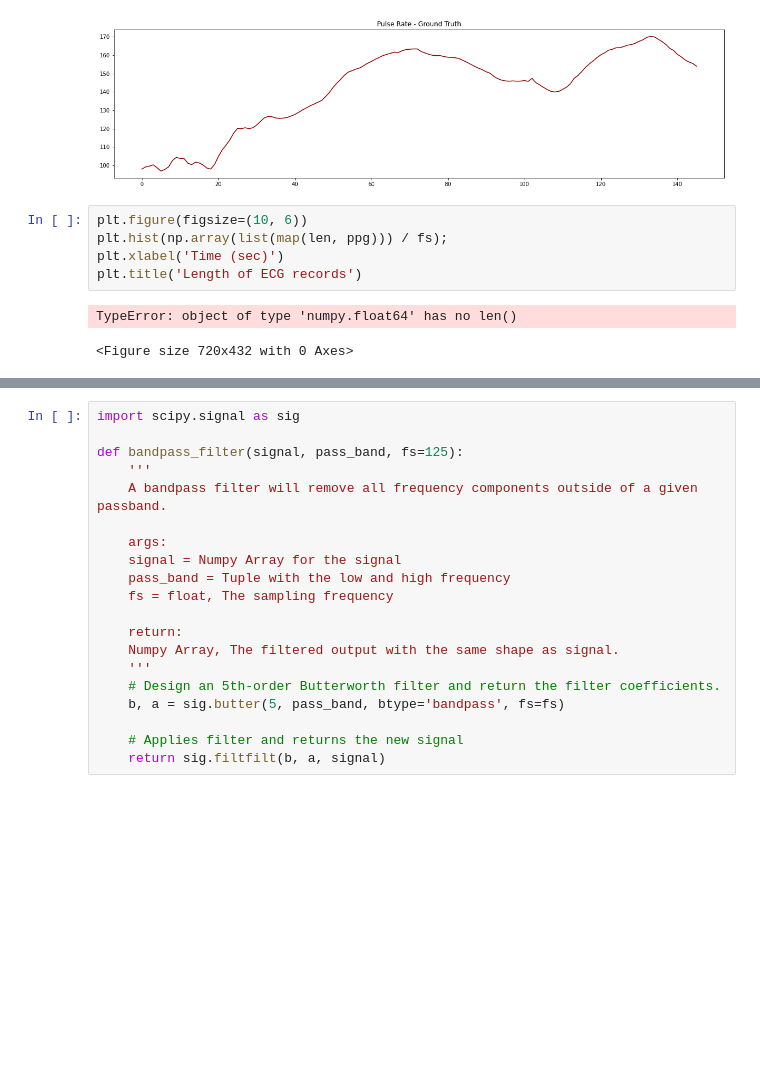
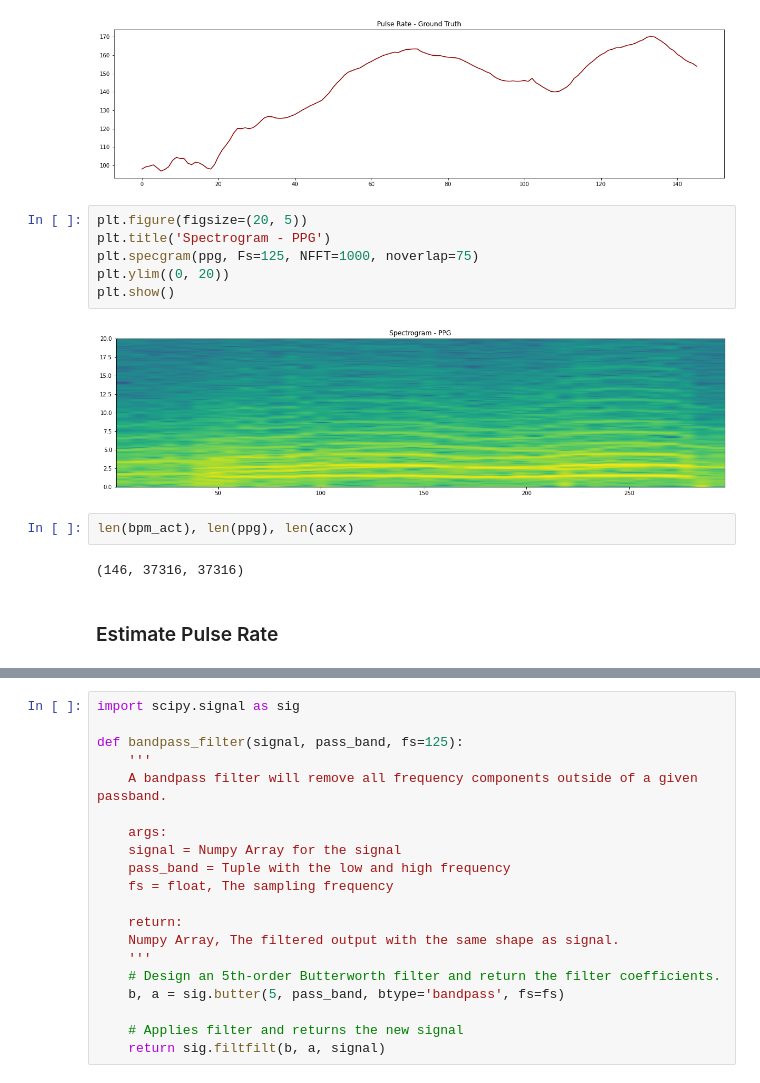
Before and after one commit to jintolonappan/udacity_pulserate, a Jupyter notebook: part_1/pulse_rate_starter.ipynb, the cells around one changed output, grey strips where cells are left out. Saved outputs shown, nothing was run; the diff lists cells and outputs as text; blank space fills up the shorter version.

```diff
--- a/part_1/pulse_rate_starter.ipynb
+++ b/part_1/pulse_rate_starter.ipynb
@@ -147,11 +147,17 @@ plt.title('Pulse Rate - Ground Truth')
 plt.show()
 # %% [output]
 [figure]
-# %%
-plt.figure(figsize=(10, 6))
-plt.hist(np.array(list(map(len, ppg))) / fs);
-plt.xlabel('Time (sec)')
-plt.title('Length of ECG records')
-# %% [output]
-TypeError: object of type 'numpy.float64' has no len()
-<Figure size 720x432 with 0 Axes>
+# %%
+plt.figure(figsize=(20, 5))
+plt.title('Spectrogram - PPG')
+plt.specgram(ppg, Fs=125, NFFT=1000, noverlap=75)
+plt.ylim((0, 20))
+plt.show()
+# %% [output]
+[figure, added]
+# %%
+len(bpm_act), len(ppg), len(accx)
+# %% [output]
+(146, 37316, 37316)
+# %% [markdown]
+### Estimate Pulse Rate
```
Also changed, not shown: parts of 2 cells of this notebook.
